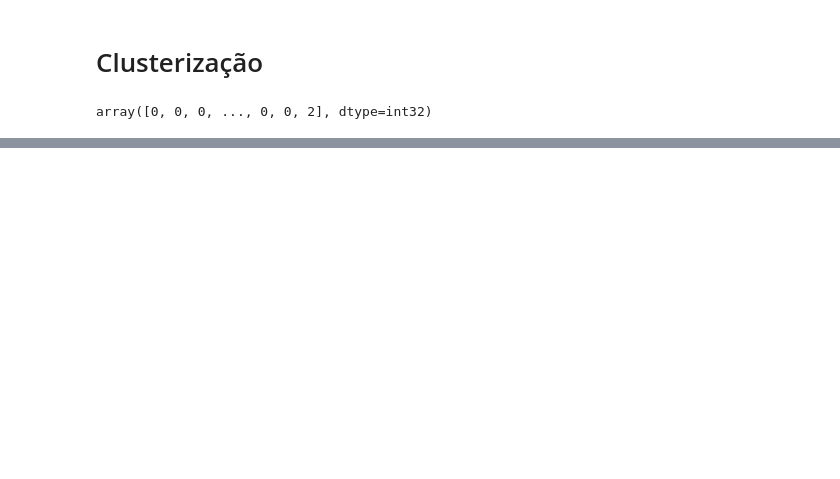
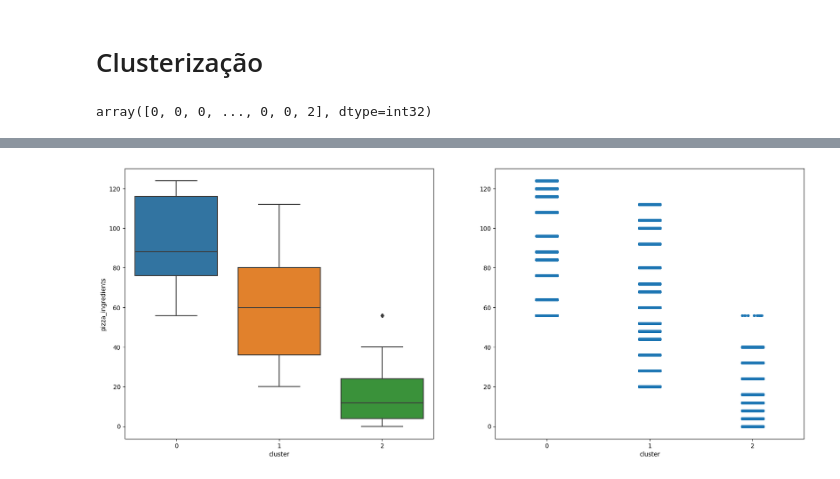
Before and after one commit to weltonlopesdev/A3---Algoritimo-KMeans, a Jupyter notebook: Clustering_Kmeans_A3_Categorias_de_PIZZA.ipynb, the cells around one changed output, grey strips where cells are left out. Saved outputs shown, nothing was run; the diff lists cells and outputs as text; code cells hidden in the pictures; blank space fills up the shorter version.

```diff
--- a/Clustering_Kmeans_A3_Categorias_de_PIZZA.ipynb
+++ b/Clustering_Kmeans_A3_Categorias_de_PIZZA.ipynb
@@ -430,0 +418,12 @@ df_final.groupby('cluster').mean()
+# %%
+fig = plt.figure(figsize=(20,8))
+gs = GridSpec(1,2)
+sns.boxplot(x='cluster', y='pizza_ingredients', data=df_final, ax=fig.add_subplot(gs[0,0]))
+plt.ylabel('pizza_ingredients')
+plt.xlabel('cluster')
+sns.stripplot(x='cluster', y='pizza_ingredients', data=df_final, ax=fig.add_subplot(gs[0,1]))
+plt.ylabel(None)
+plt.xlabel('cluster')
+plt.show()
+# %% [output]
+[figure, added]
```
Also changed, not shown: parts of 16 cells of this notebook.
